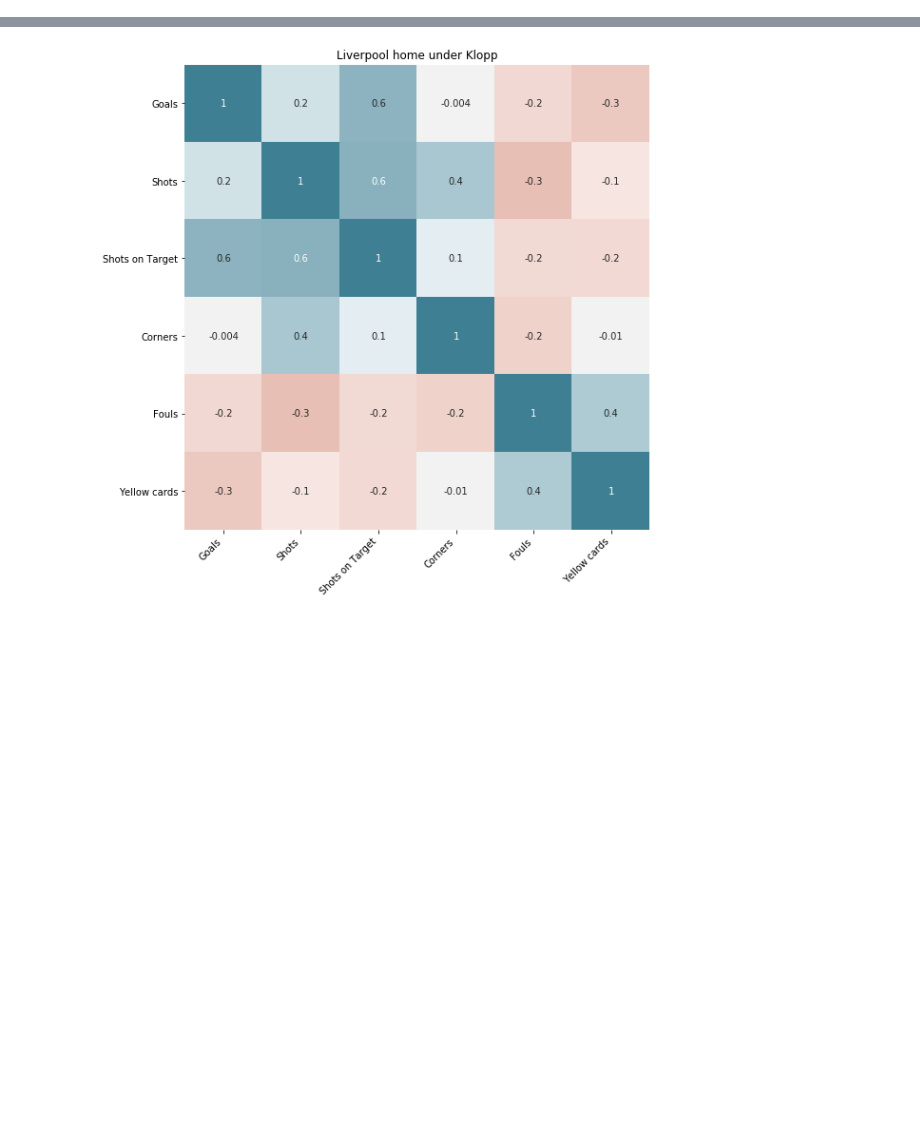
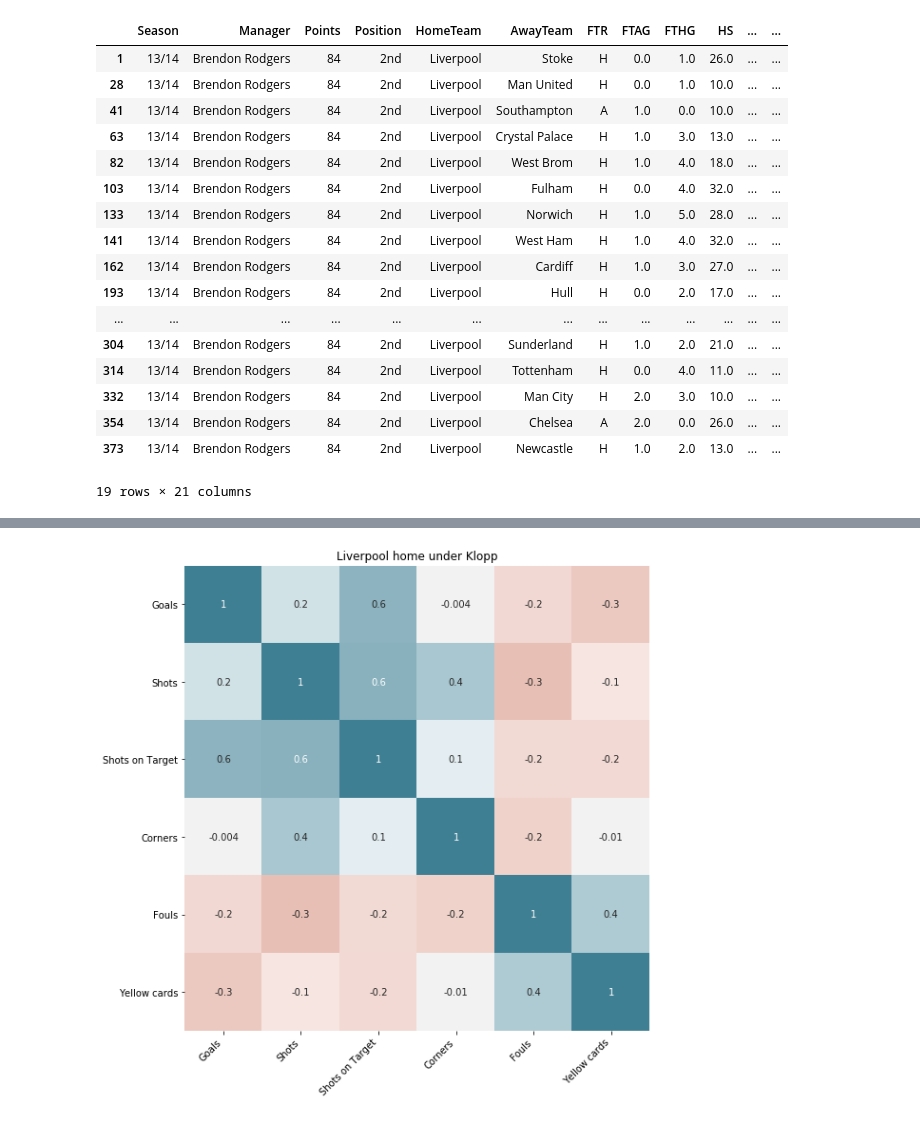
Before and after one commit to npanse/Liverpoool-statistical-analysis, a Jupyter notebook: Liverpool 2012-2020.ipynb, the cells around one changed output, grey strips where cells are left out. Drawn from its saved outputs; the diff is of its cells as text; code cells hidden in the pictures; blank space fills up the shorter version.

```diff
--- a/Liverpool 2012-2020.ipynb
+++ b/Liverpool 2012-2020.ipynb
@@ -8,32 +8,53 @@ import re
 # %%
 import glob
 import pandas as pd
 
 a=glob.glob("data master/*.csv")
-b=['14/15','16/17','17/18','19/20','12/13','15/16','13/14','18/19']
-man = ['Brendon Rodgers', 'Jurgen Klopp', 'Jurgen Klopp', 'Jurgen Klopp','Brendon Rodgers','Jurgen Klopp','Brendon Rodgers','Jurgen Klopp']
-points = [62,76,75,96,61,60,84,97]
-pos = ['6th', '4th', '4th', '1st', '7th', '8th', '2nd', '2nd']
+b=['14/15','16/17','17/18','19/20','15/16','13/14','18/19']
+man = ['Brendon Rodgers', 'Jurgen Klopp', 'Jurgen Klopp', 'Jurgen Klopp','Jurgen Klopp','Brendon Rodgers','Jurgen Klopp']
+points = [62,76,75,99,60,84,97]
+pos = ['6th', '4th', '4th', '1st', '8th', '2nd', '2nd']
 df = pd.DataFrame()
 
 # Adding Manager and Season colummns and apppending data of all seasons
 for i,j,k,x,y in zip(a,b,man,points,pos):
     data = pd.read_csv(i)
     data = data.loc[(data['HomeTeam'] == 'Liverpool') | (data['AwayTeam'] == 'Liverpool')]
     data.insert(0,'Season', j)
     data.insert(0,'Manager', k)
     data.insert(0,'Points', x)
     data.insert(0,'Position', y)
     df = df.append(data, sort = True)
 
 df = df[['Season','Manager','Points','Position','HomeTeam','AwayTeam','FTR','FTAG','FTHG','HS','HST','HC','HF','HY','AS','AST','AC','AF','AY','HR','AR']]
 df.to_csv('Liverpool.csv')
 
 # Separating Home and Away games
 home = df.loc[(df['HomeTeam'] == 'Liverpool')]
 home.to_csv('Liv_home.csv')
 away = df.loc[(df['AwayTeam'] == 'Liverpool')]
 away.to_csv('Liv_away.csv')
+
+home.loc[(home['Season'] == '13/14')]
+# %% [output]
+|  | Season | Manager | Points | Position | HomeTeam | AwayTeam | FTR | FTAG | FTHG | HS | ... | ... |
+| 1 | 13/14 | Brendon Rodgers | 84 | 2nd | Liverpool | Stoke | H | 0.0 | 1.0 | 26.0 | ... | ... |
+| 28 | 13/14 | Brendon Rodgers | 84 | 2nd | Liverpool | Man United | H | 0.0 | 1.0 | 10.0 | ... | ... |
+| 41 | 13/14 | Brendon Rodgers | 84 | 2nd | Liverpool | Southampton | A | 1.0 | 0.0 | 10.0 | ... | ... |
+| 63 | 13/14 | Brendon Rodgers | 84 | 2nd | Liverpool | Crystal Palace | H | 1.0 | 3.0 | 13.0 | ... | ... |
+| 82 | 13/14 | Brendon Rodgers | 84 | 2nd | Liverpool | West Brom | H | 1.0 | 4.0 | 18.0 | ... | ... |
+| 103 | 13/14 | Brendon Rodgers | 84 | 2nd | Liverpool | Fulham | H | 0.0 | 4.0 | 32.0 | ... | ... |
+| 133 | 13/14 | Brendon Rodgers | 84 | 2nd | Liverpool | Norwich | H | 1.0 | 5.0 | 28.0 | ... | ... |
+| 141 | 13/14 | Brendon Rodgers | 84 | 2nd | Liverpool | West Ham | H | 1.0 | 4.0 | 32.0 | ... | ... |
+| 162 | 13/14 | Brendon Rodgers | 84 | 2nd | Liverpool | Cardiff | H | 1.0 | 3.0 | 27.0 | ... | ... |
+| 193 | 13/14 | Brendon Rodgers | 84 | 2nd | Liverpool | Hull | H | 0.0 | 2.0 | 17.0 | ... | ... |
+| ... | ... | ... | ... | ... | ... | ... | ... | ... | ... | ... | ... | ... |
+| 304 | 13/14 | Brendon Rodgers | 84 | 2nd | Liverpool | Sunderland | H | 1.0 | 2.0 | 21.0 | ... | ... |
+| 314 | 13/14 | Brendon Rodgers | 84 | 2nd | Liverpool | Tottenham | H | 0.0 | 4.0 | 11.0 | ... | ... |
+| 332 | 13/14 | Brendon Rodgers | 84 | 2nd | Liverpool | Man City | H | 2.0 | 3.0 | 10.0 | ... | ... |
+| 354 | 13/14 | Brendon Rodgers | 84 | 2nd | Liverpool | Chelsea | A | 2.0 | 0.0 | 26.0 | ... | ... |
+| 373 | 13/14 | Brendon Rodgers | 84 | 2nd | Liverpool | Newcastle | H | 1.0 | 2.0 | 13.0 | ... | ... |
+19 rows × 21 columns
 # %%
 data = pd.read_csv('Liv_home.csv')
 data = data[['FTHG','HS','HST','HC','HF','HY']]
```
Also changed, not shown: parts of 3 cells of this notebook.
